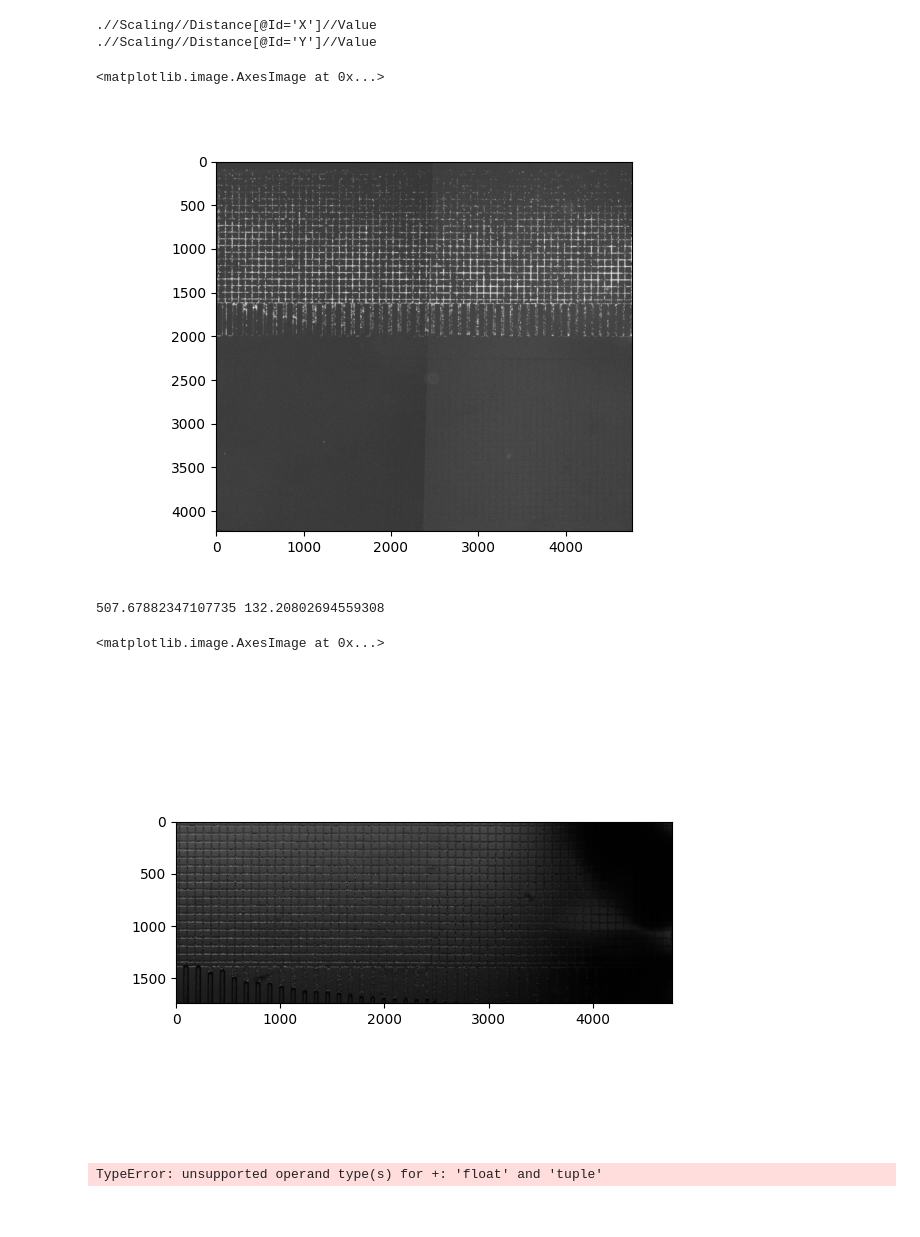
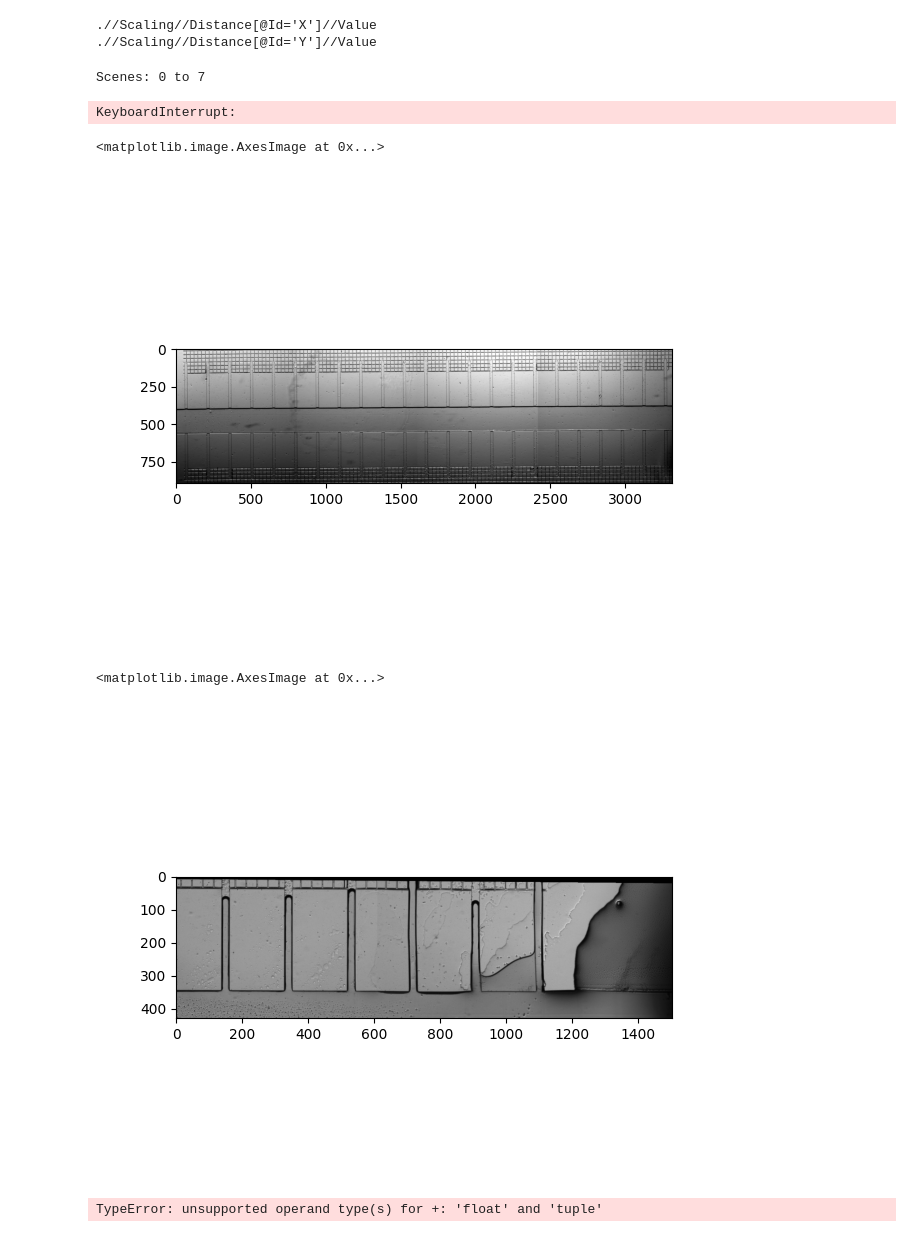
Before and after one commit to Cocopyth/chipanalysis, a Jupyter notebook: chipanalysis/notebooks/video_maker.ipynb, the cells around one changed output. Drawn from its saved outputs; the diff is of its cells as text; code cells hidden in the pictures.

```diff
--- a/chipanalysis/notebooks/video_maker.ipynb
+++ b/chipanalysis/notebooks/video_maker.ipynb
@@ -21,11 +18,11 @@ The autoreload extension is already loaded. To reload it, use:
 # %%
 root_path = "/Users/bisot/Documents/PostDoc2/test_data"
-root_path = "/Volumes/vangestel/Coco/ZeissData/data_final/AX2+air+bac"
+# root_path = "/Volumes/vangestel/Coco/ZeissData/data_final/AX2+air+bac"
 
 fig_path = "/Users/bisot/Documents/PostDoc2/test_data"
 
 czi_name = "CB27-01.czi"
-czi_name = "CB1-04_S1.czi"
+czi_name = "ICP16-03.czi"
 
 czi_path = Path(root_path,czi_name)
 czi = CziFile(czi_path)
@@ -39,12 +36,19 @@ times = get_timestamps_by_T(czi, C=0, Z=0)
 # %% [output]
 .//Scaling//Distance[@Id='X']//Value
 .//Scaling//Distance[@Id='Y']//Value
+# %%
+print(f"Scenes: 0 to {dim_sizes['S'] - 1}")
+# %% [output]
+Scenes: 0 to 7
 # %%
 channel = 2
 time = 0
-img, img_disp = get_frame(czi,time,channel)
+scene = 1
+img, img_disp = get_frame(czi,time,channel,scene=scene)
 # %%
 result = align_chip_to_image(img, pixel_size_um=pixel_size["X"], debug=False, geom=ChipGeometry())
+# %% [output]
+KeyboardInterrupt:
 # %%
 def select_roi(img):
     roi, _ = get_roi_from_result(
@@ -58,13 +62,13 @@ def select_roi(img):
 # %%
-channel = 1
-time = 0
-img, img_disp = get_frame(czi,time,channel,gamma=1)
-roi = select_roi(img_disp)
+channel = 2
+time = 80
+# img, img_disp = get_frame(czi,time,channel,gamma=1)
+# roi = select_roi(img_disp)
 fig,ax = plt.subplots()
-ax.imshow(roi,cmap="gray")
+ax.imshow(img_disp,cmap="gray")
 # %% [output]
 <matplotlib.image.AxesImage at 0x...>
-[figure, old version]
+[figure, new version]
 # %%
 channel = 2
 time = 2
@@ -81,9 +85,8 @@ roi, _ = get_roi_from_result(
 fig,ax = plt.subplots()
 ax.imshow(roi,cmap="gray")
 # %% [output]
-507.67882347107735 132.20802694559308
+<matplotlib.image.AxesImage at 0x...>
-<matplotlib.image.AxesImage at 0x...>
-[figure, old version]
+[figure, new version]
 # %%
 roi_bac = select_roi_top(img)
 # %% [output]
```
Also changed, not shown: parts of 8 cells of this notebook, 32 other files.
